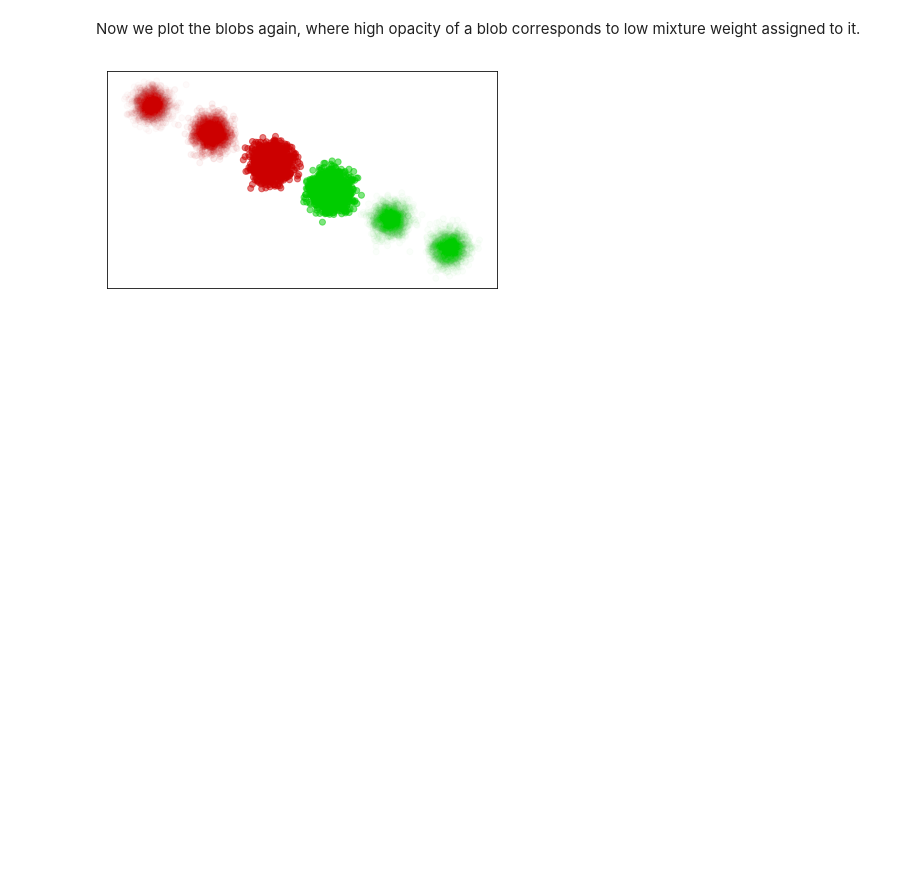
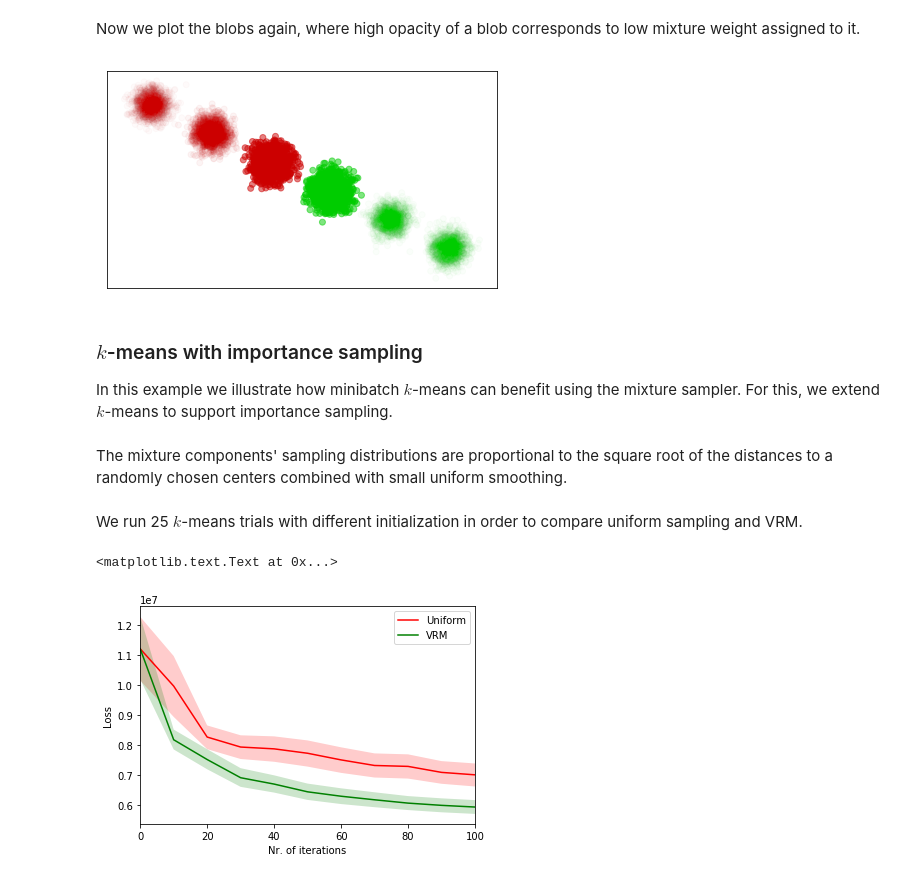
Before and after one commit to zalanborsos/variance-reduction-mixtures, a Jupyter notebook: example.ipynb, the cells around one changed output. Cells and saved outputs as stored; diff of their text form; code cells hidden in the pictures; blank space fills up the shorter version.

Commit message:
add kmeans exp

```diff
--- a/example.ipynb
+++ b/example.ipynb
@@ -84,3 +84,6 @@ colors[:, 3] = mx.w[membership] + 0.02
 plot(X, colors)
 # %% [output]
 [figure]
+# %% [markdown]
+### $k$-means with importance sampling
+In this example we illustrate how minibatch $k$-means can benefit using the mixture sampler. For this, we extend $k$-means to support importance sampling.
@@ -86,0 +109,68 @@ plot(X, colors)
+# %% [markdown]
+The mixture components' sampling distributions are proportional to the square root of the distances to a randomly chosen centers combined with small uniform smoothing.
+# %%
+class SamplerKmeans:
+
+    def __init__(self, X, center, rs):
+        self.n = X.shape[0]
+        self.X = X
+        self.p = np.sqrt(np.sum((X - center) ** 2, axis=1))
+        self.p = 0.9 * self.p / np.sum(self.p)
+        self.p += 0.1 / self.n
+        self.rs = rs
+
+    def sample(self, batch_size):
+        choice = rs.choice(self.n, p=self.p, size=batch_size)
+        return choice, 1. / self.p[choice] / self.n
+
+    def get_prob(self, choice):
+        return self.p[choice]
+
+    def update(self, val):
+        pass
+# %% [markdown]
+We run 25 $k$-means trials with different initialization in order to compare uniform sampling and VRM.
+# %%
+from sklearn.cluster.k_means_ import _init_centroids
+from sklearn.utils.extmath import row_norms
+import seaborn as sns
+import warnings
+warnings.filterwarnings("ignore")
+
+
+nr_it = 25
+nr_clusters = 25
+km_batch_size = 5
+max_iter = 101
+
+rs = np.random.RandomState(0)
+nr_samplers = 10
+
+uniform_data = []
+mx_data = []
+
+for it in range(nr_it):
+    uniform_sampler = vrm.Sampler(n, rs=rs)
+    choice = X[rs.choice(n, size=nr_samplers)]
+    samplers = []
+    for i in range(d):
+        samplers.append(SamplerKmeans(X, choice[i], rs))
+    mx_sampler = vrm.VRM(n, samplers, rs=rs)
+
+    init_centers_original = _init_centroids(X, nr_clusters, "k-means++", random_state=rs,
+                                       x_squared_norms=row_norms(X, squared=True),
+                                       init_size=100)
+    for method, results in [(uniform_sampler, uniform_data), (mx_sampler, mx_data)]:
+        init_centers = np.copy(init_centers_original)
+        km = kmeansis.KmeansIS(n_clusters=nr_clusters, init=init_centers, batch_size=km_batch_size, random_state=rs,
+                           max_iter=max_iter, sampler=method, init_size=1000, step_size_init=1)
+        km.fit(X)
+        results.append(km.log['loss'])
+x_ticks = np.arange(len(uniform_data[0])) * 10
+sns.tsplot(np.array(uniform_data), time=x_ticks,  color='red', condition='Uniform')
+sns.tsplot(np.array(mx_data),  time=x_ticks, color='green', condition='VRM')
+plt.xlabel('Nr. of iterations')
+plt.ylabel('Loss')
+# %% [output]
+<matplotlib.text.Text at 0x...>
+[figure, added]
```
Also changed, not shown: parts of 1 cell of this notebook, 1 other file.
